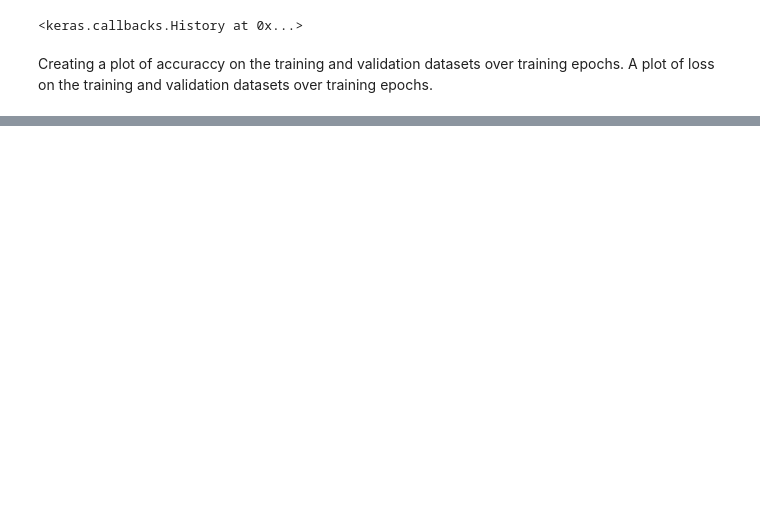
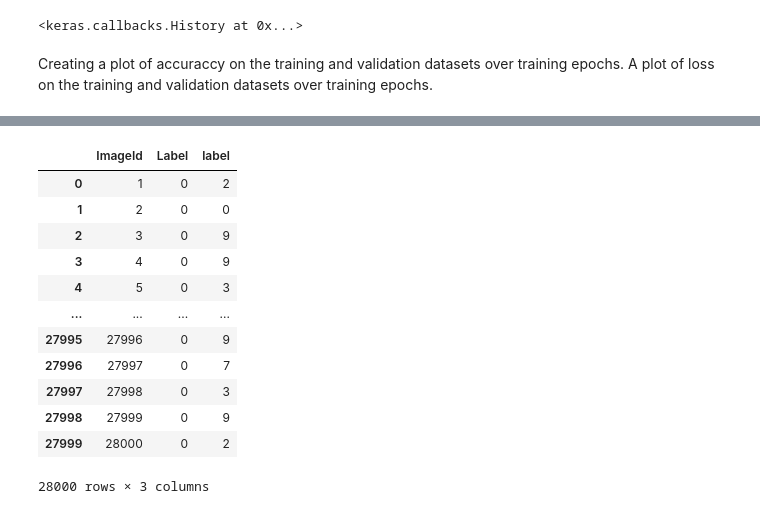
Before and after one commit to niramay447/kaggle-competitions, a Jupyter notebook: digit-recognizer.ipynb, the cells around one changed output, grey strips where cells are left out. Cells and saved outputs as stored; diff of their text form; code cells hidden in the pictures; blank space fills up the shorter version.

Commit message:
Kaggle Notebook | digit-recognizer | Version 5

```diff
--- a/digit-recognizer.ipynb
+++ b/digit-recognizer.ipynb
@@ -173,0 +185,20 @@ plt.grid()
+# %%
+results = model.predict(test, batch_size = batch_size)
+class_labels = np.argmax(results, axis=1)
+submission = pd.read_csv('../input/digit-recognizer/sample_submission.csv')
+submission['label']=class_labels
+submission
+# %% [output]
+|  | ImageId | Label | label |
+| 0 | 1 | 0 | 2 |
+| 1 | 2 | 0 | 0 |
+| 2 | 3 | 0 | 9 |
+| 3 | 4 | 0 | 9 |
+| 4 | 5 | 0 | 3 |
+| ... | ... | ... | ... |
+| 27995 | 27996 | 0 | 9 |
+| 27996 | 27997 | 0 | 7 |
+| 27997 | 27998 | 0 | 3 |
+| 27998 | 27999 | 0 | 9 |
+| 27999 | 28000 | 0 | 2 |
+28000 rows × 3 columns
```
Also changed, not shown: parts of 5 cells of this notebook.
